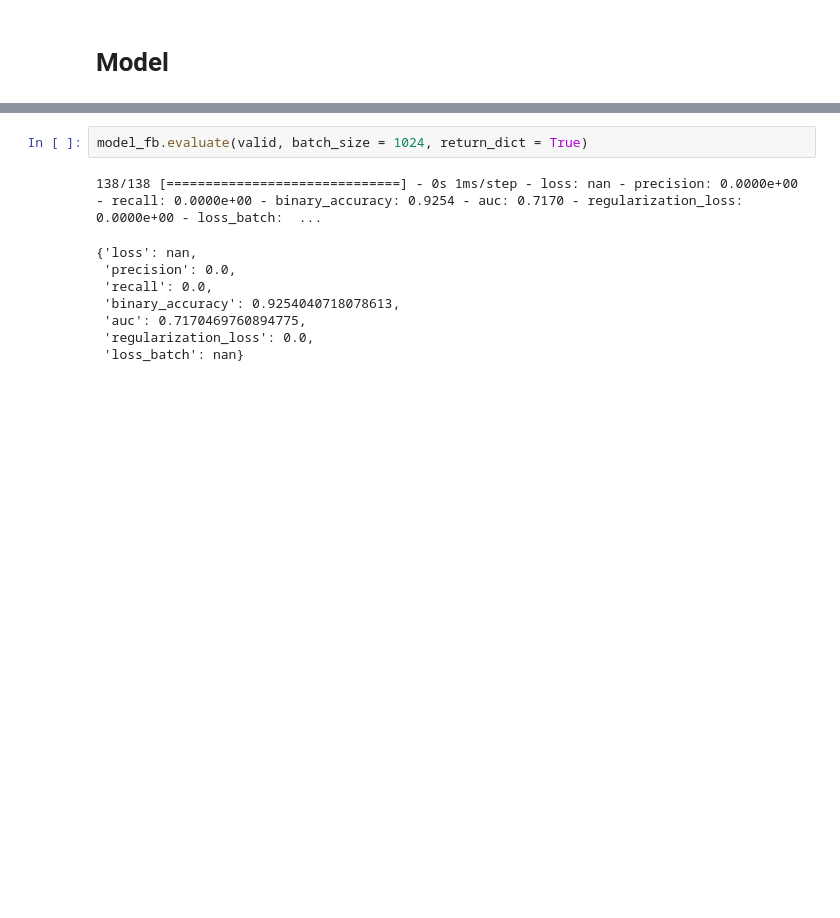
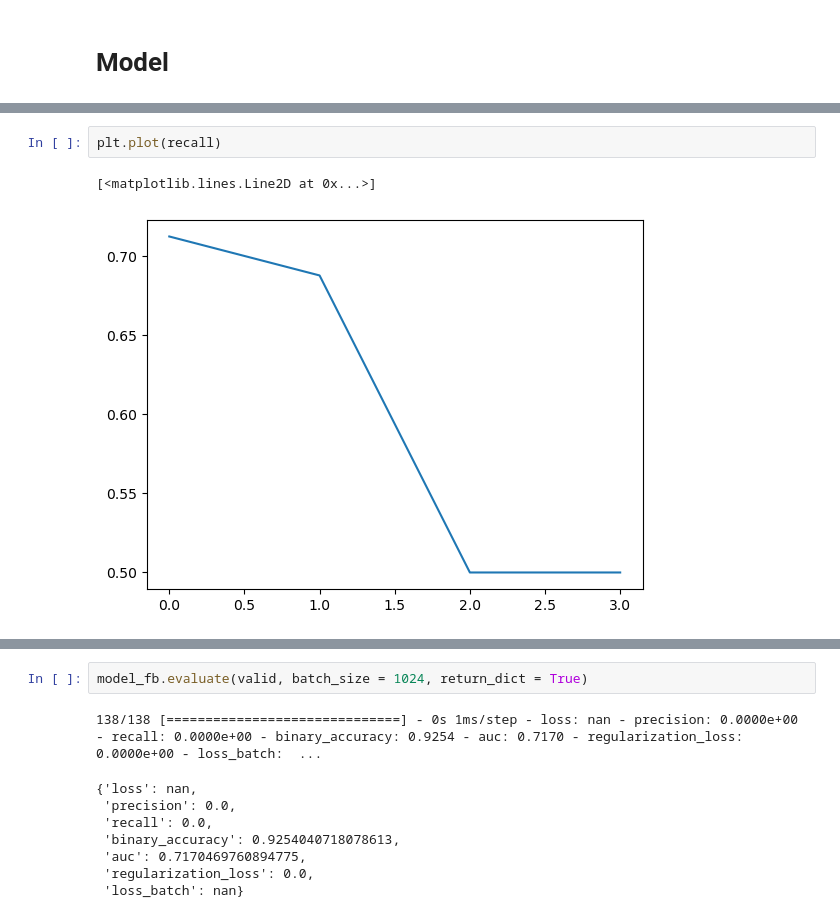
Before and after one commit to wildd96/all-recsys, a Jupyter notebook: main.ipynb, the cells around one changed output, grey strips where cells are left out. Cells and saved outputs as stored; diff of their text form; blank space fills up the shorter version.

```diff
--- a/main.ipynb
+++ b/main.ipynb
@@ -332,3 +366,8 @@ preds_2 = model_fb.predict(valid, batch_size = 1024)
+# %%
+plt.plot(recall)
+# %% [output]
+[<matplotlib.lines.Line2D at 0x...>]
+[figure, added]
 # %%
 plt.hist(preds_2)
 # %% [output]
```
Also changed, not shown: parts of 14 cells of this notebook.
